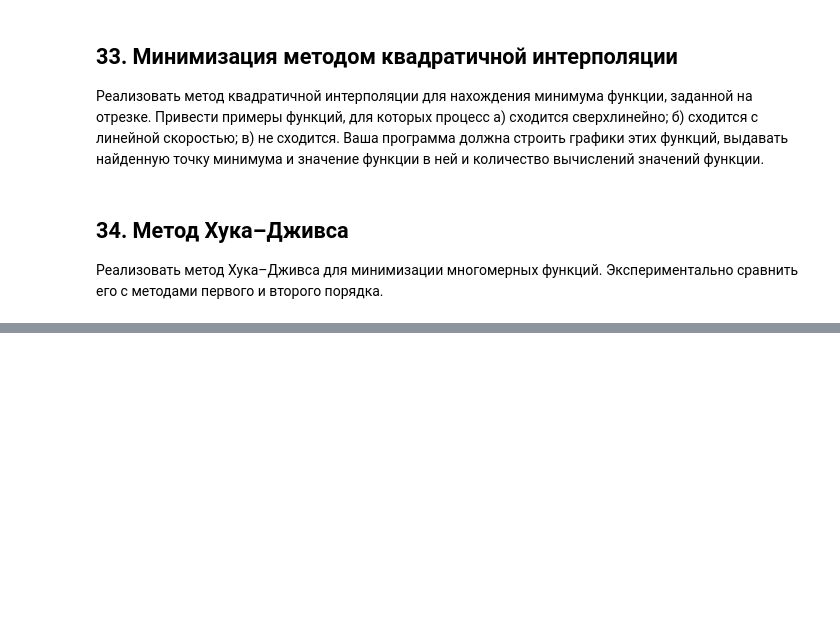
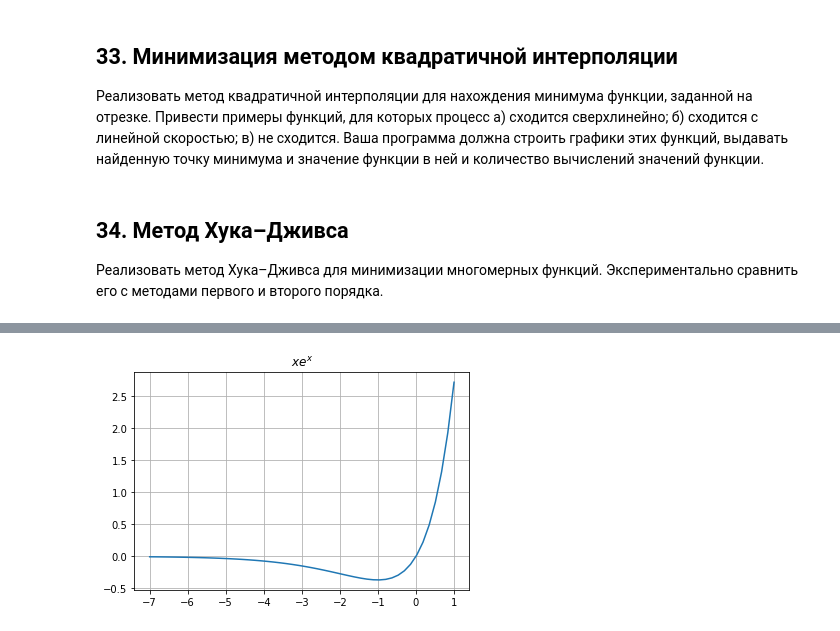
Before and after one commit to NikolaiZolotykh/ScientificPython, a Jupyter notebook: Задачи.ipynb, the cells around one changed output, grey strips where cells are left out. Drawn from its saved outputs; the diff is of its cells as text; code cells hidden in the pictures; blank space fills up the shorter version.

```diff
--- a/Задачи.ipynb
+++ b/Задачи.ipynb
@@ -1029,0 +1264,8 @@ $$
+# %%
+xx = np.linspace(-7, 1)
+yy = xx*np.exp(xx)
+plt.plot(xx, yy)
+plt.title('$x e^x$')
+plt.grid()
+# %% [output]
+[figure, added]
```
Also changed, not shown: parts of 19 cells of this notebook.
